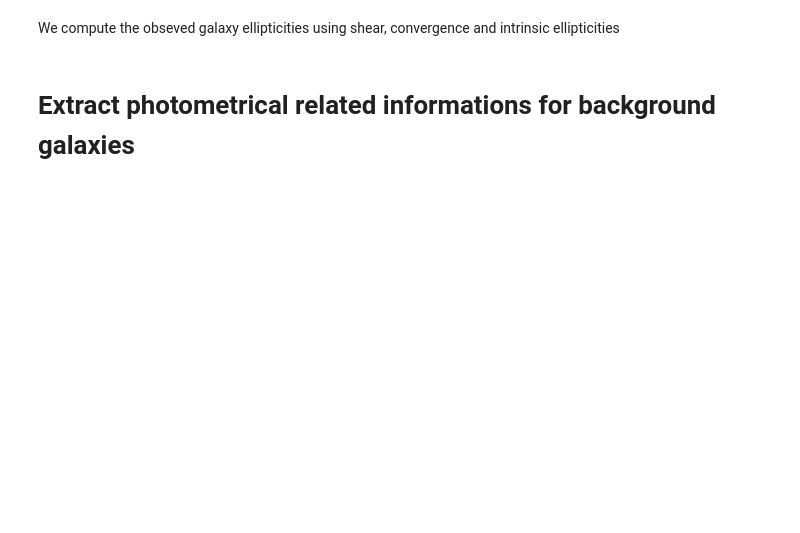
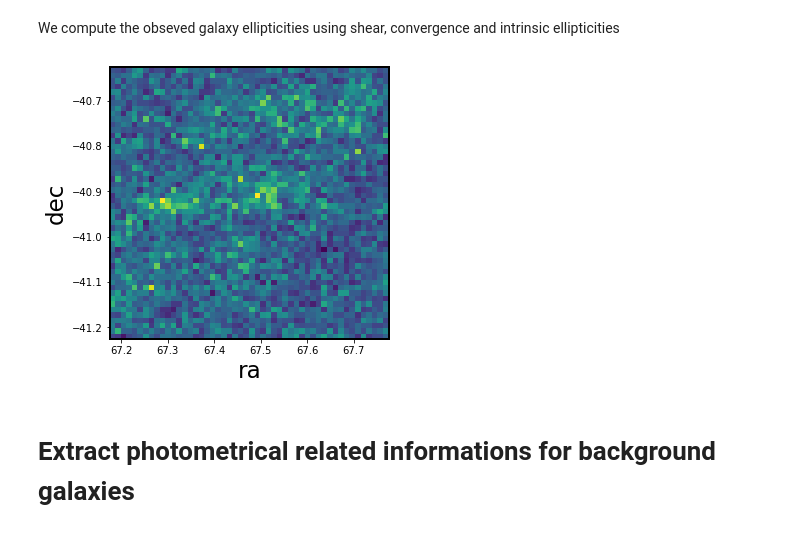
Before and after one commit to LSSTDESC/DC2_CL_PZ, a Jupyter notebook: Example_compute_deltasigma_with_photozs.ipynb, the cells around one changed output. Drawn from its saved outputs; the diff is of its cells as text; code cells hidden in the pictures; blank space fills up the shorter version.

```diff
--- a/Example_compute_deltasigma_with_photozs.ipynb
+++ b/Example_compute_deltasigma_with_photozs.ipynb
@@ -33,0 +32,3 @@ healpix_selected = healpix_pixels[2]
+# %%
+healpix_selected = healpix_pixels[10]
+print('The selected healpix pixel is ' + str(healpix_selected))
@@ -79,8 +85,12 @@ contiguous_healpix_pixels = np.unique(healpy.ang2pix(32, ra_random, dec_random,
 coord_filters = ['ra >= {}'.format(ra_min),'ra < {}'.format(ra_max),'dec >= {}'.format(dec_min),'dec < {}'.format(dec_max)]
 z_filters = ['redshift >= {}'.format(z_min)]
 mag_filters = ['mag_i < {}'.format(mag_i_max)]
-gal_cat = extragalactic_cat.get_quantities(['galaxy_id', 'ra', 'dec',
-                                            'shear_1', 'shear_2', 'ellipticity_1_true', 'ellipticity_2_true',
+gal_cat = extragalactic_cat.get_quantities(['galaxy_id',
+                                            'ra', 'dec',
+                                            'shear_1', 'shear_2',
+                                            'ellipticity_1_true', 'ellipticity_2_true',
                                             'redshift', 'convergence'],
-                                           filters=(coord_filters + z_filters + mag_filters), native_filters=['healpix_pixel == ' + str(healpix_selected)])
+                                            filters=(coord_filters + z_filters + mag_filters),
+                                            native_filters=['healpix_pixel == ' + str(healpix_selected)])
+print(str(len(gal_cat['galaxy_id'])) +' saved galaxies')
 # %% [output]
@@ -89,5 +100,21 @@ Wall time: 41.6 s
 # %% [markdown]
 We compute the obseved galaxy ellipticities using shear, convergence and intrinsic ellipticities
 # %%
-gal_cat['e1'] = clmm.utils.compute_lensed_ellipticity(gal_cat['ellipticity_1_true'], gal_cat['ellipticity_2_true'], gal_cat['shear_1'], gal_cat['shear_2'], gal_cat['convergence'])[0]
-gal_cat['e2'] = clmm.utils.compute_lensed_ellipticity(gal_cat['ellipticity_1_true'], gal_cat['ellipticity_2_true'], gal_cat['shear_1'], gal_cat['shear_2'], gal_cat['convergence'])[1]
+gal_cat['e1'] = clmm.utils.compute_lensed_ellipticity(gal_cat['ellipticity_1_true'],
+                                                      gal_cat['ellipticity_2_true'],
+                                                      gal_cat['shear_1'], gal_cat['shear_2'],
+                                                      gal_cat['convergence'])[0]
+gal_cat['e2'] = clmm.utils.compute_lensed_ellipticity(gal_cat['ellipticity_1_true'],
+                                                      gal_cat['ellipticity_2_true'],
+                                                      gal_cat['shear_1'],
+                                                      gal_cat['shear_2'],
+                                                      gal_cat['convergence'])[1]
+# %%
+plt.figure(figsize = (5,5))
+plt.rcParams['axes.linewidth'] = 2
+plt.hist2d(gal_cat['ra'], gal_cat['dec'], cmin = 1, bins = [50, 50])
+plt.xlabel('ra', fontsize = 23)
+plt.ylabel('dec', fontsize = 23)
+plt.show()
+# %% [output]
+[figure, added]
```
Also changed, not shown: parts of 26 cells of this notebook.
